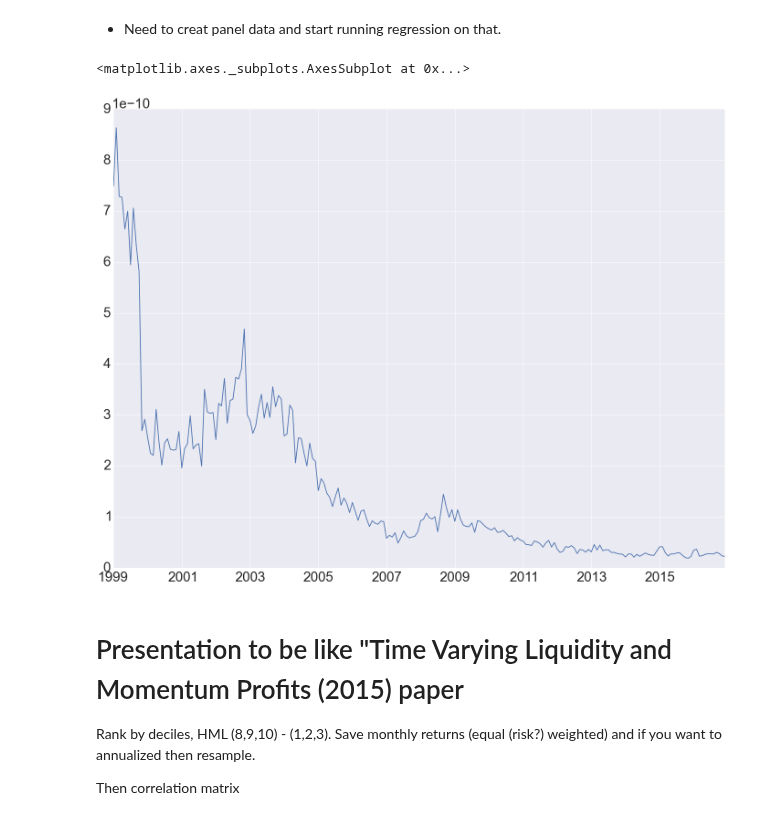
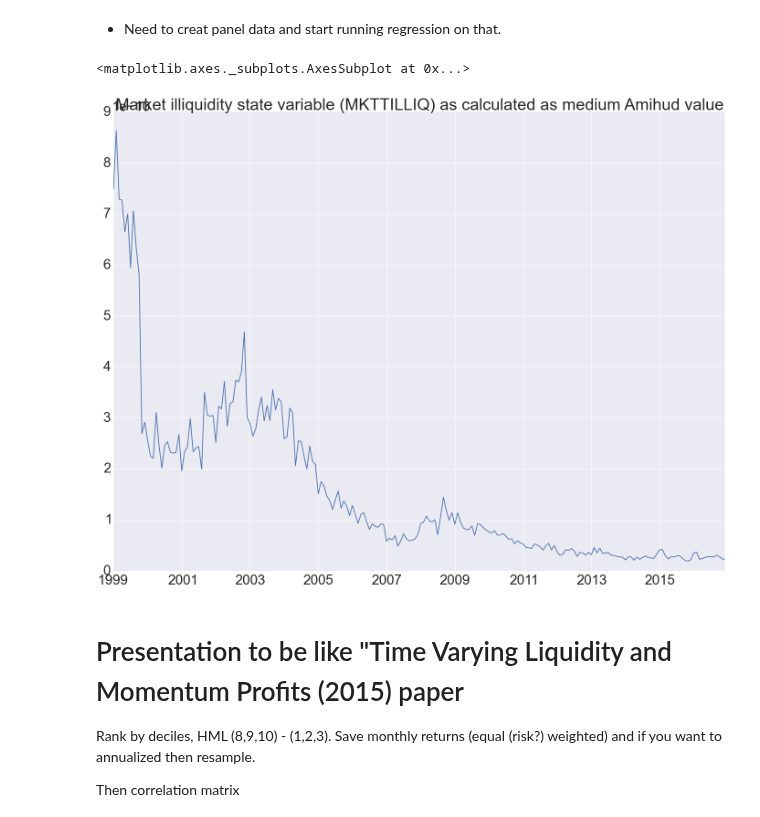
Before and after one commit to mrefermat/FinancePhD, a Jupyter notebook: LiquidityMomentum/Amihud with rebalance and other moments and drawdown.ipynb, the cells around one changed output. Drawn from its saved outputs; the diff is of its cells as text; code cells hidden in the pictures.

```diff
--- a/LiquidityMomentum/Amihud with rebalance and other moments and drawdown.ipynb
+++ b/LiquidityMomentum/Amihud with rebalance and other moments and drawdown.ipynb
@@ -68,10 +43,10 @@ pd.DataFrame(stdev).set_index(0).cumsum().tail(1).plot(colormap='jet',kind='bar'
 # %% [markdown]
 * Need to creat panel data and start running regression on that.
 # %%
-amihud.median(axis=1).dropna().plot()
+amihud.median(axis=1).dropna().plot(title='Market illiquidity state variable (MKTTILLIQ) as calculated as medium Amihud value')
 # %% [output]
 <matplotlib.axes._subplots.AxesSubplot at 0x...>
-[figure, old version]
+[figure, new version]
 # %% [markdown]
 # Presentation to be like "Time Varying Liquidity and Momentum Profits (2015) paper
 
```
Also changed, not shown: parts of 19 cells of this notebook, 2 other files.
